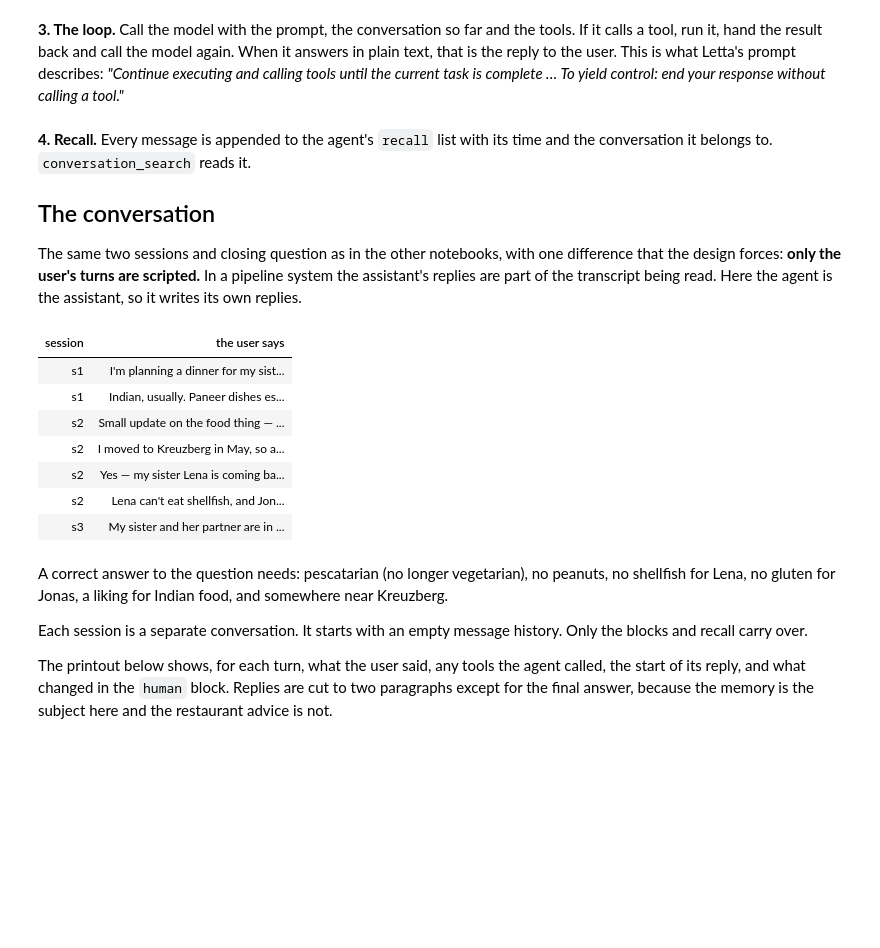
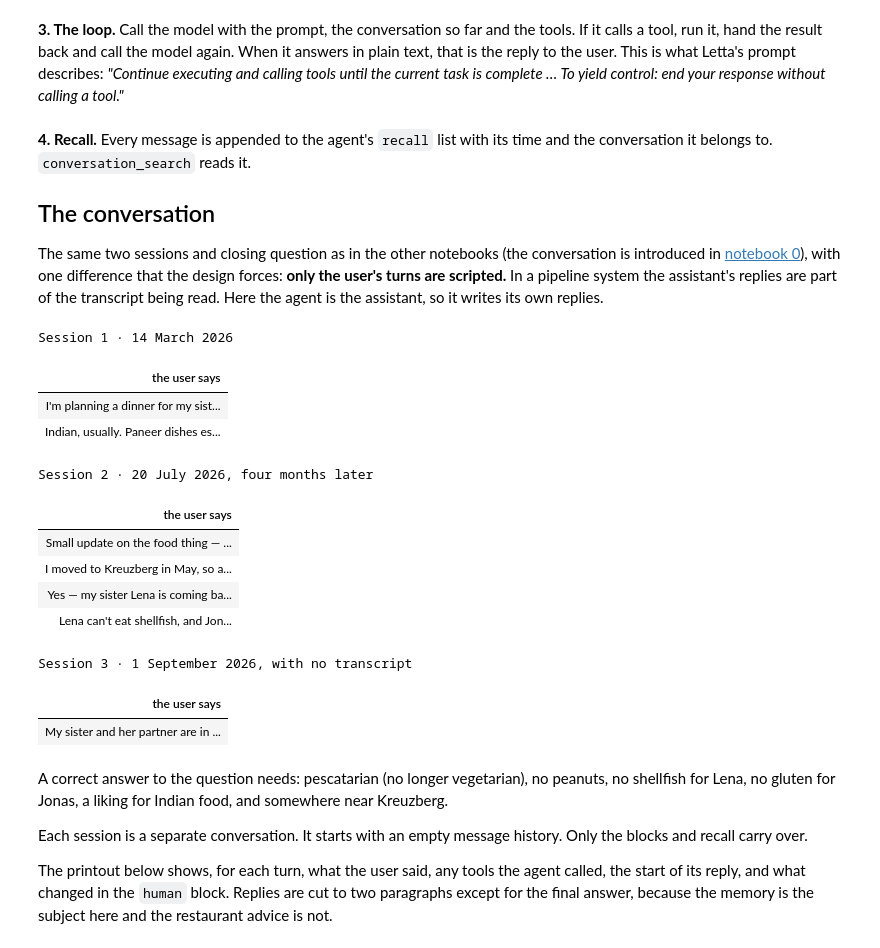
Before and after one commit to anton-dergunov/agent-memory-eval, a Jupyter notebook: notebooks/04-letta.ipynb, the cells around one changed output. Drawn from its saved outputs; the diff is of its cells as text; code cells hidden in the pictures; blank space fills up the shorter version.

```diff
--- a/notebooks/letta.ipynb
+++ b/notebooks/04-letta.ipynb
@@ -340,49 +351,62 @@ time and the conversation it belongs to. `conversation_search` reads it.
 
 ## The conversation
 
-The same two sessions and closing question as in the other notebooks, with one
+The same two sessions and closing question as in the other notebooks (the
+conversation is introduced in [notebook 0](00-introduction.ipynb)), with one
 difference that the design forces: **only the user's turns are scripted.** In a
 pipeline system the assistant's replies are part of the transcript being read.
 Here the agent is the assistant, so it writes its own replies.
 # %%
 SESSION_1 = [  # 14 March 2026
     "I'm planning a dinner for my sister's visit to Berlin next week. "
     "Worth saying up front: I've been strictly vegetarian for eight years, "
     "and I have a severe peanut allergy — anaphylactic, not a preference.",
     "Indian, usually. Paneer dishes especially. And I'd rather not spend more "
     "than about 40 euros a head.",
 ]
 
 SESSION_2 = [  # 20 July 2026, four months later
     "Small update on the food thing — I started eating fish about a month ago. "
     "So I'm pescatarian now, not vegetarian. Still no meat, and the peanut "
     "situation obviously hasn't changed.",
     "I moved to Kreuzberg in May, so anything walkable from there is a plus.",
     "Yes — my sister Lena is coming back in the autumn, and she's bringing her partner, Jonas.",
     "Lena can't eat shellfish, and Jonas is coeliac.",
 ]
 
 QUESTION = (  # a new session in September, with no transcript
     "My sister and her partner are in town tonight. Book the three of us somewhere "
     "for dinner — you know what we can and can't eat."
 )
 
 SESSION_DATES = {"s1": datetime(2026, 3, 14, 19, 0), "s2": datetime(2026, 7, 20, 19, 0),
                  "s3": datetime(2026, 9, 1, 19, 0)}
 
-pd.DataFrame(
-    [("s1", t) for t in SESSION_1] + [("s2", t) for t in SESSION_2] + [("s3", QUESTION)],
-    columns=["session", "the user says"],
-).style.hide(axis="index").set_properties(**{"text-align": "left", "white-space": "pre-wrap"})
+
+def show_session(caption, turns):
+    """One session as a table, under its date."""
+    return (pd.DataFrame(turns).style.hide(axis="index").set_caption(caption)
+            .set_table_styles([{"selector": "caption", "props": "text-align: left; font-weight: bold;"}])
+            .set_properties(**{"text-align": "left", "white-space": "pre-wrap"}))
+
+
+display(show_session("Session 1 · 14 March 2026", [{"the user says": text} for text in SESSION_1]))
+display(show_session("Session 2 · 20 July 2026, four months later", [{"the user says": text} for text in SESSION_2]))
+display(show_session("Session 3 · 1 September 2026, with no transcript", [{"the user says": QUESTION}]))
 # %% [output]
+Session 1 · 14 March 2026
-| session | the user says |
-| s1 | I'm planning a dinner for my sist... |
-| s1 | Indian, usually. Paneer dishes es... |
-| s2 | Small update on the food thing — ... |
-| s2 | I moved to Kreuzberg in May, so a... |
-| s2 | Yes — my sister Lena is coming ba... |
-| s2 | Lena can't eat shellfish, and Jon... |
-| s3 | My sister and her partner are in ... |
+| the user says |
+| I'm planning a dinner for my sist... |
+| Indian, usually. Paneer dishes es... |
+Session 2 · 20 July 2026, four months later
+| the user says |
+| Small update on the food thing — ... |
+| I moved to Kreuzberg in May, so a... |
+| Yes — my sister Lena is coming ba... |
+| Lena can't eat shellfish, and Jon... |
+Session 3 · 1 September 2026, with no transcript
+| the user says |
+| My sister and her partner are in ... |
 # %% [markdown]
 A correct answer to the question needs: pescatarian (no longer vegetarian), no
 peanuts, no shellfish for Lena, no gluten for Jonas, a liking for Indian food,
```
Also changed, not shown: parts of 8 cells of this notebook, 45 other files.
